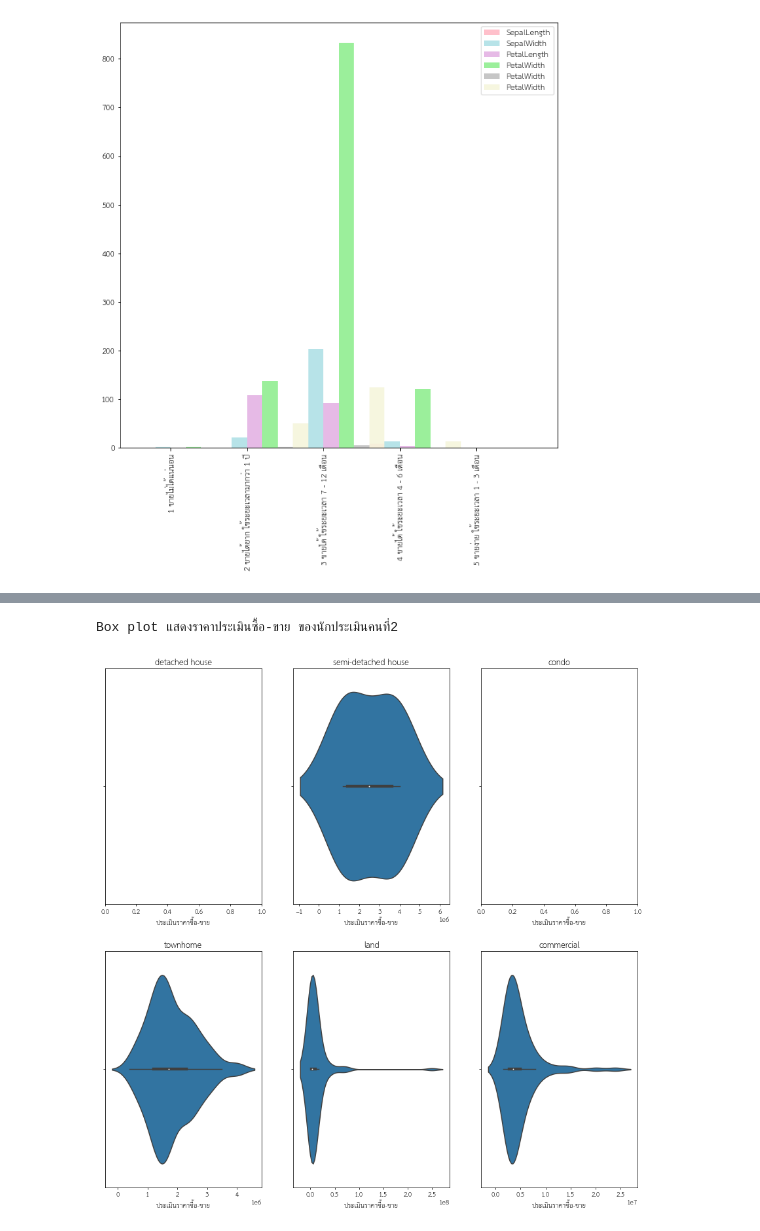
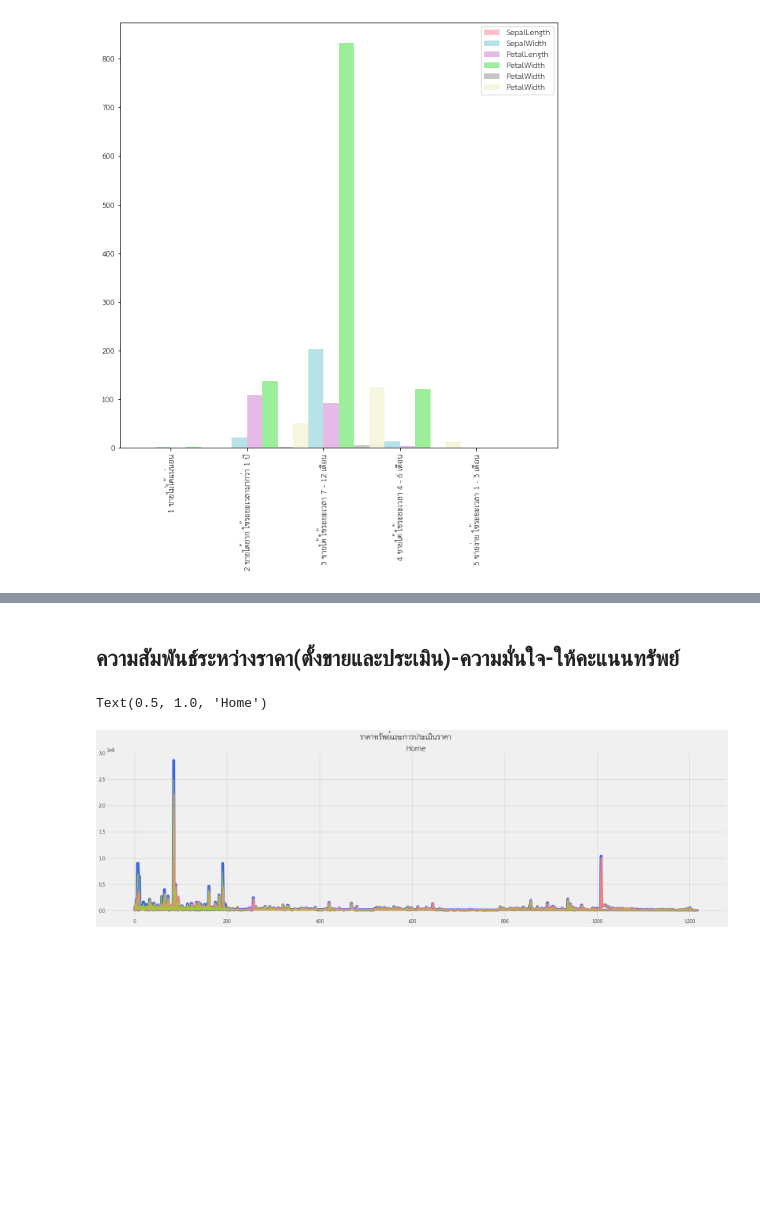
Before and after one commit to gxilly/bsc_dpdm22, a Jupyter notebook: [dataprep1]_property_estimator.ipynb, the cells around one changed output, grey strips where cells are left out. Drawn from its saved outputs; the diff is of its cells as text; code cells hidden in the pictures; blank space fills up the shorter version.

```diff
--- a/[dataprep1]_property_estimator.ipynb
+++ b/[dataprep1]_property_estimator.ipynb
@@ -1186,50 +1102,13 @@ Box plot แสดงราคาประเมินซื้อ-ขาย ข
-# %%
-figure(figsize=(15,15), dpi=70)
-box01 = all_est2[(all_est2['property_type']=='บ้านเดียว')]
-box01
-
-box02 = all_est2[(all_est2['property_type']=='บ้านแฝด')]
-box02
-
-box03 = all_est2[(all_est2['property_type']=='คอนโด')]
-box03
-
-box04 = all_est2[(all_est2['property_type']=='ทาวน์โฮม')]
-box04
-
-box05 = all_est2[(all_est2['property_type']=='ที่ดิน')]
-box05
-
-box06 = all_est2[(all_est2['property_type']=='อาคารพาณิชย์/สำนักงาน')]
-box06
-
-from matplotlib import pyplot as plt
-
-plt.subplot(2,3,1)
-sns.violinplot(box01['ประเมินราคาซื้อ-ขาย'],vert=True)
-plt.title('detached house')
-
-plt.subplot(2,3,2)
-sns.violinplot(box02['ประเมินราคาซื้อ-ขาย'],vert=True)
-plt.title('semi-detached house')
-
-plt.subplot(2,3,3)
-sns.violinplot(box03['ประเมินราคาซื้อ-ขาย'],vert=True)
-plt.title('condo')
-
-plt.subplot(2,3,4)
-sns.violinplot(box04['ประเมินราคาซื้อ-ขาย'],vert=True)
-plt.title('townhome')
-
-plt.subplot(2,3,5)
-sns.violinplot(box05['ประเมินราคาซื้อ-ขาย'],vert=True)
-plt.title('land')
-
-plt.subplot(2,3,6)
-sns.violinplot(box06['ประเมินราคาซื้อ-ขาย'],vert=True)
-plt.title('commercial')
-
-print('Box plot แสดงราคาประเมินซื้อ-ขาย ของนักประเมินคนที่2')
-# %% [output]
-Box plot แสดงราคาประเมินซื้อ-ขาย ของนักประเมินคนที่2
-[figure, removed]
+# %% [markdown]
+## ความสัมพันธ์ระหว่างราคา(ตั้งขายและประเมิน)-ความมั่นใจ-ให้คะแนนทรัพย์
+# %%
+plt.rcParams['figure.figsize']=[28,8]
+plt.suptitle('ราคาทรัพย์และการประเมินราคา', fontsize = 20)
+
+plt.plot(all['ราคาทรัพย์'], linestyle='-', linewidth=7, color='royalblue', label='ราคาทรัพย์')
+plt.plot(all_est1['ประเมินราคาซื้อ-ขาย'], linestyle='-', linewidth=5 , color='lightcoral', label='นักประเมินคนที่ 1')
+plt.plot(all_est2['ประเมินราคาซื้อ-ขาย'], linestyle='-',linewidth=2 , color='yellowgreen',  label='นักประเมินคนที่ 2')
+plt.title('Home')
+# %% [output]
+Text(0.5, 1.0, 'Home')
+[figure, added]
```
Also changed, not shown: parts of 6 cells of this notebook.
